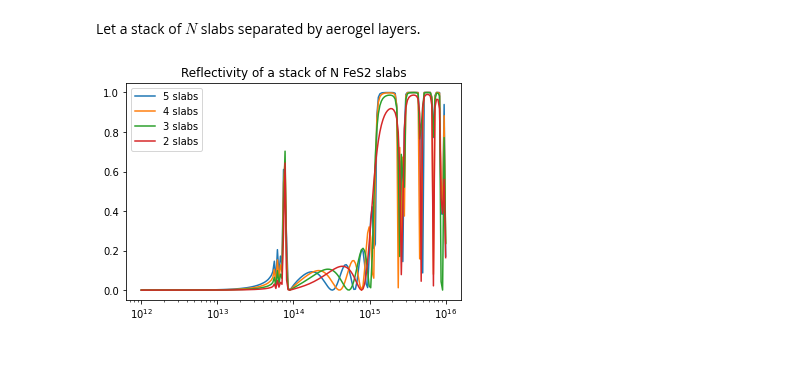
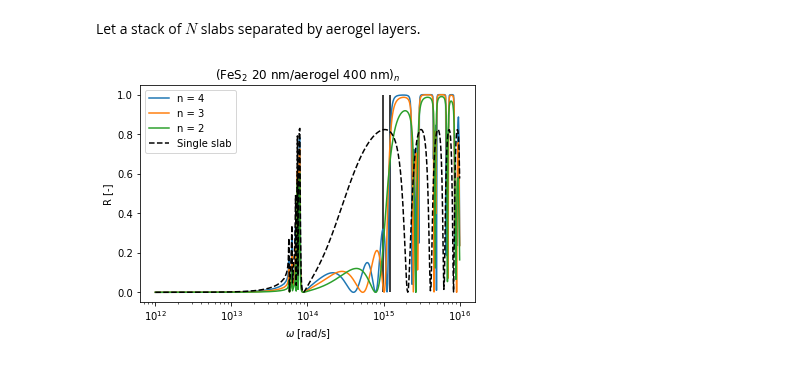
Before and after one commit to idommisse/lmapr2001, a Jupyter notebook: BLOCK2_3.ipynb, the cells around one changed output. Cells and saved outputs as stored; diff of their text form; code cells hidden in the pictures.

```diff
--- a/BLOCK2_3.ipynb
+++ b/BLOCK2_3.ipynb
@@ -211,38 +211,45 @@ def computeRT(d1,d2,N,n,phi0,omega) :
     S_11_s = Ss[0][0]
     S_21_p = Sp[1][0]
     S_11_p = Sp[0][0]
     #complex reflectance and transmittance
     rs = S_21_s/S_11_s
     rp = S_21_p/S_11_p
     ts = 1/S_11_s
     tp = 1/S_11_p
     #polarized reflectivity and transmittivity coefficients
     Rs = abs(rs)**2
     Rp = abs(rp)**2
     Ts = abs(ts)**2
     Tp = abs(tp)**2
     #final results
     R = 0.5*Rs+0.5*Rp
     T = 0.5*Ts+0.5*Tp
     return (R,T)
 
 d1 = 0.02
 d2 = 0.4
-N = range(2,6)
+N = range(2,5)
 #range de fréquences angulaires [rad/s]
-omegaG = 1e16#1.338e15
+omegaG = 1.338e15
 #nombre de samples in omega
-nsamples = 200
-omega = np.logspace(12,np.log10(omegaG),nsamples)
+nsamples = 500
+omega = np.logspace(12,16,nsamples)
 phi0 = np.ones(len(omega),dtype='clongdouble')*0
 n = computeN(omega)
 for i in N[::-1] :
     R,T = computeRT(d1,d2,i,n,phi0,omega)
-    plt.plot(omega,R,label="{0} slabs".format(i))
+    plt.plot(omega,R,label="n = {0}".format(i))
 plt.xscale('log')
-plt.title("Reflectivity of a stack of N FeS2 slabs")
+plt.title(r'(FeS$_2$ 20 nm/aerogel 400 nm)$_n$')
+plt.xlabel(r'$\omega$ [rad/s]')
+plt.ylabel('R [-]')
+plt.vlines(9.832e14,0,1,'k')
+plt.vlines(0.9*omegaG,0,1,'k')
+d1 = 0.1
+R,T = computeRT(d1,d2,1,n,phi0,omega)
+plt.plot(omega,R,'--',color="black",label="Single slab".format(i))
 plt.legend()
-plt.savefig('nstack.png')
+plt.savefig('nstack.pdf')
 plt.show()
 # %% [output]
-[figure, old version]
+[figure, new version]
```
